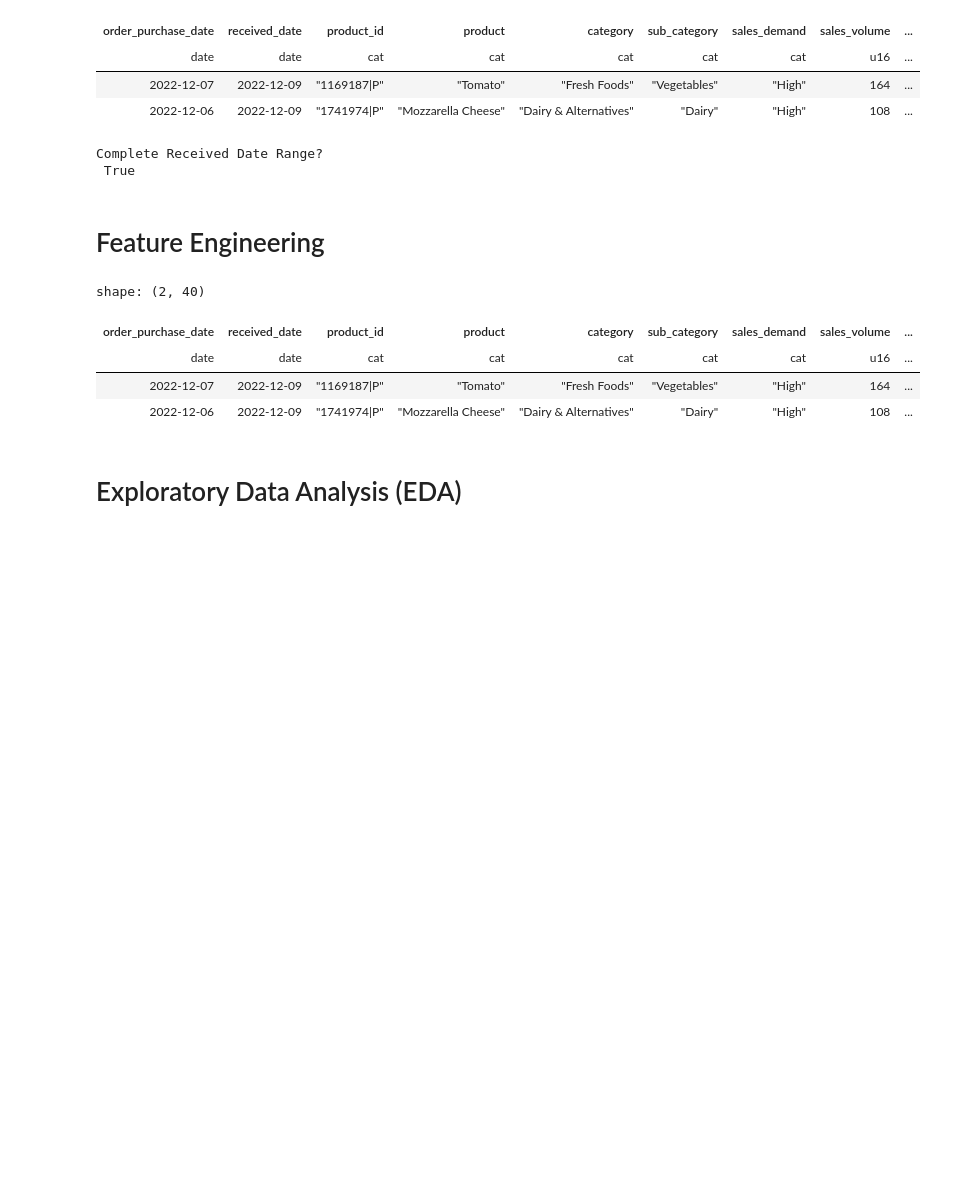
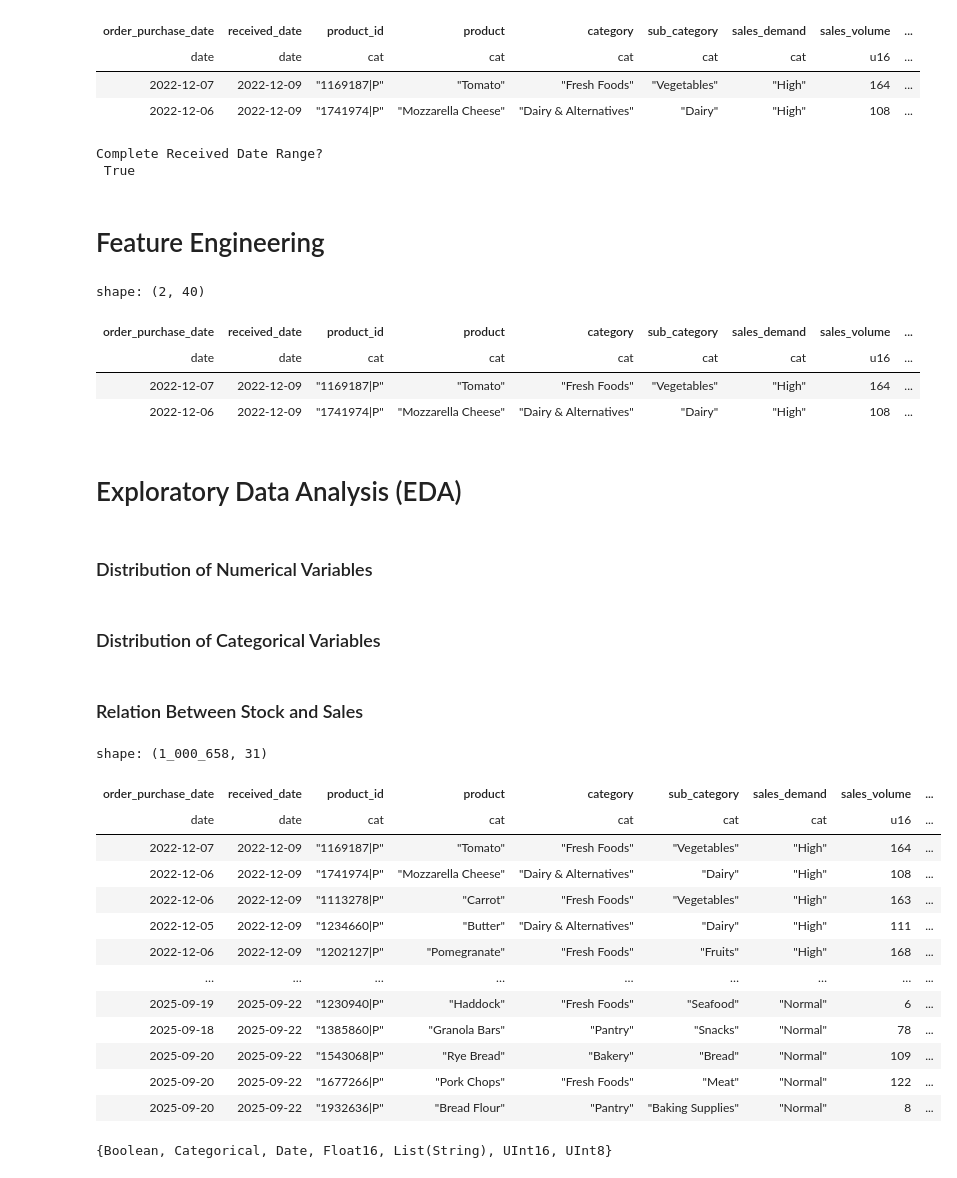
Before and after one commit to rbalbinotti/smart-supply-chain-ai, a Jupyter notebook: notebooks/01-polars_data_preprocessing.ipynb, the cells around one changed output. Saved outputs shown, nothing was run; the diff lists cells and outputs as text; code cells hidden in the pictures; blank space fills up the shorter version.

Commit message:
feat:start EDA - Plot Distributions

```diff
--- a/notebooks/01-polars_data_preprocessing.ipynb
+++ b/notebooks/01-polars_data_preprocessing.ipynb
@@ -174,3 +174,5 @@ column_descriptions.update({
 })
 # %% [markdown]
 # Exploratory Data Analysis (EDA)
+# %% [markdown]
+### Distribution of Numerical Variables
@@ -176,0 +195,2 @@ column_descriptions.update({
+# %% [markdown]
+### Distribution of Categorical Variables
@@ -176,0 +219,40 @@ column_descriptions.update({
+# %% [markdown]
+### Relation Between Stock and Sales
+# %%
+# Scatter plot: Stock vs Sales
+
+# Create a scatter plot using the DataFrame 'df'
+fig = px.scatter(
+    df,  # Data source
+    x='stock_quantity',  # X-axis represents stock quantity
+    y='sales_volume',    # Y-axis represents sales volume
+    color='sales_demand',  # Point color reflects sales demand
+    title='Relation between Stock and Sales Volume',  # Chart title
+    labels={  # Custom axis labels
+        'stock_quantity': 'Stock',
+        'sales_volume': 'Sales',
+        'sales_demand': 'Demand'
+    }
+)
+
+# Display the interactive chart
+fig.show()
+# %% [output]
+shape: (1_000_658, 31)
+| order_purchase_date | received_date | product_id | product | category | sub_category | sales_demand | sales_volume | ... |
+| date | date | cat | cat | cat | cat | cat | u16 | ... |
+| 2022-12-07 | 2022-12-09 | "1169187|P" | "Tomato" | "Fresh Foods" | "Vegetables" | "High" | 164 | ... |
+| 2022-12-06 | 2022-12-09 | "1741974|P" | "Mozzarella Cheese" | "Dairy & Alternatives" | "Dairy" | "High" | 108 | ... |
+| 2022-12-06 | 2022-12-09 | "1113278|P" | "Carrot" | "Fresh Foods" | "Vegetables" | "High" | 163 | ... |
+| 2022-12-05 | 2022-12-09 | "1234660|P" | "Butter" | "Dairy & Alternatives" | "Dairy" | "High" | 111 | ... |
+| 2022-12-06 | 2022-12-09 | "1202127|P" | "Pomegranate" | "Fresh Foods" | "Fruits" | "High" | 168 | ... |
+| … | … | … | … | … | … | … | … | ... |
+| 2025-09-19 | 2025-09-22 | "1230940|P" | "Haddock" | "Fresh Foods" | "Seafood" | "Normal" | 6 | ... |
+| 2025-09-18 | 2025-09-22 | "1385860|P" | "Granola Bars" | "Pantry" | "Snacks" | "Normal" | 78 | ... |
+| 2025-09-20 | 2025-09-22 | "1543068|P" | "Rye Bread" | "Bakery" | "Bread" | "Normal" | 109 | ... |
+| 2025-09-20 | 2025-09-22 | "1677266|P" | "Pork Chops" | "Fresh Foods" | "Meat" | "Normal" | 122 | ... |
+| 2025-09-20 | 2025-09-22 | "1932636|P" | "Bread Flour" | "Pantry" | "Baking Supplies" | "Normal" | 8 | ... |
+# %%
+set(df_eda.dtypes)
+# %% [output]
+{Boolean, Categorical, Date, Float16, List(String), UInt16, UInt8}
```
Also changed, not shown: parts of 3 cells of this notebook, 1 other file.
